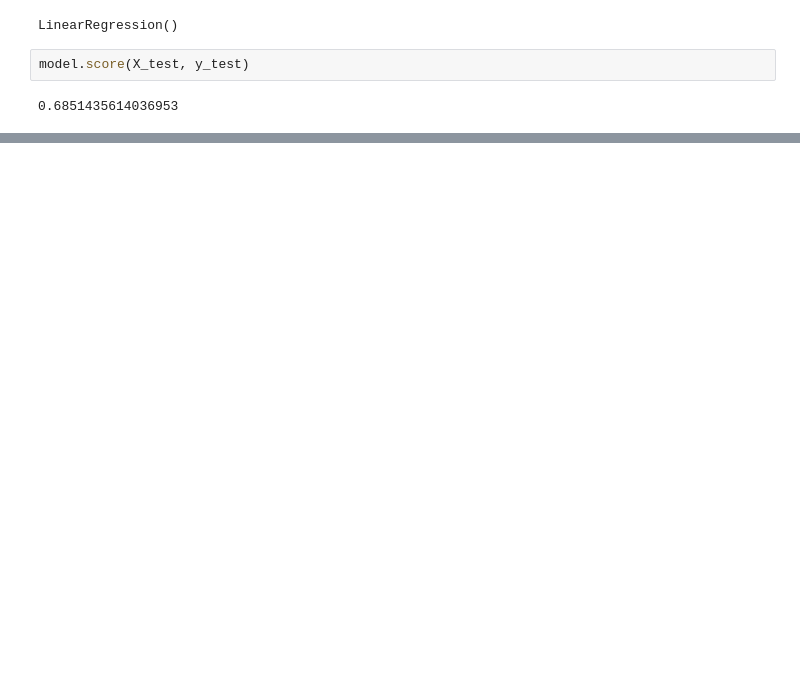
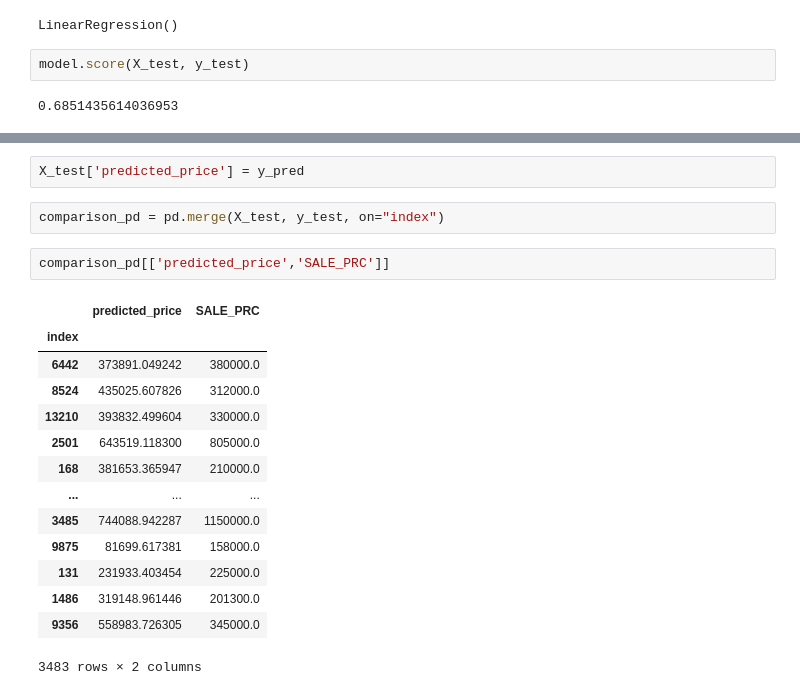
Before and after one commit to kwarzeski/housing_data, a Jupyter notebook: mlearning_Kelsey.ipynb, the cells around one changed output, grey strips where cells are left out. Drawn from its saved outputs; the diff is of its cells as text; blank space fills up the shorter version.

```diff
--- a/mlearning_Kelsey.ipynb
+++ b/mlearning_Kelsey.ipynb
@@ -146,0 +183,21 @@ model.score(X_test, y_test)
+# %%
+X_test['predicted_price'] = y_pred
+# %%
+comparison_pd = pd.merge(X_test, y_test, on="index")
+# %%
+comparison_pd[['predicted_price','SALE_PRC']]
+# %% [output]
+|  | predicted_price | SALE_PRC |
+| index |  |  |
+| 6442 | 373891.049242 | 380000.0 |
+| 8524 | 435025.607826 | 312000.0 |
+| 13210 | 393832.499604 | 330000.0 |
+| 2501 | 643519.118300 | 805000.0 |
+| 168 | 381653.365947 | 210000.0 |
+| ... | ... | ... |
+| 3485 | 744088.942287 | 1150000.0 |
+| 9875 | 81699.617381 | 158000.0 |
+| 131 | 231933.403454 | 225000.0 |
+| 1486 | 319148.961446 | 201300.0 |
+| 9356 | 558983.726305 | 345000.0 |
+3483 rows × 2 columns
```
Also changed, not shown: parts of 10 cells of this notebook, 2 other files.
